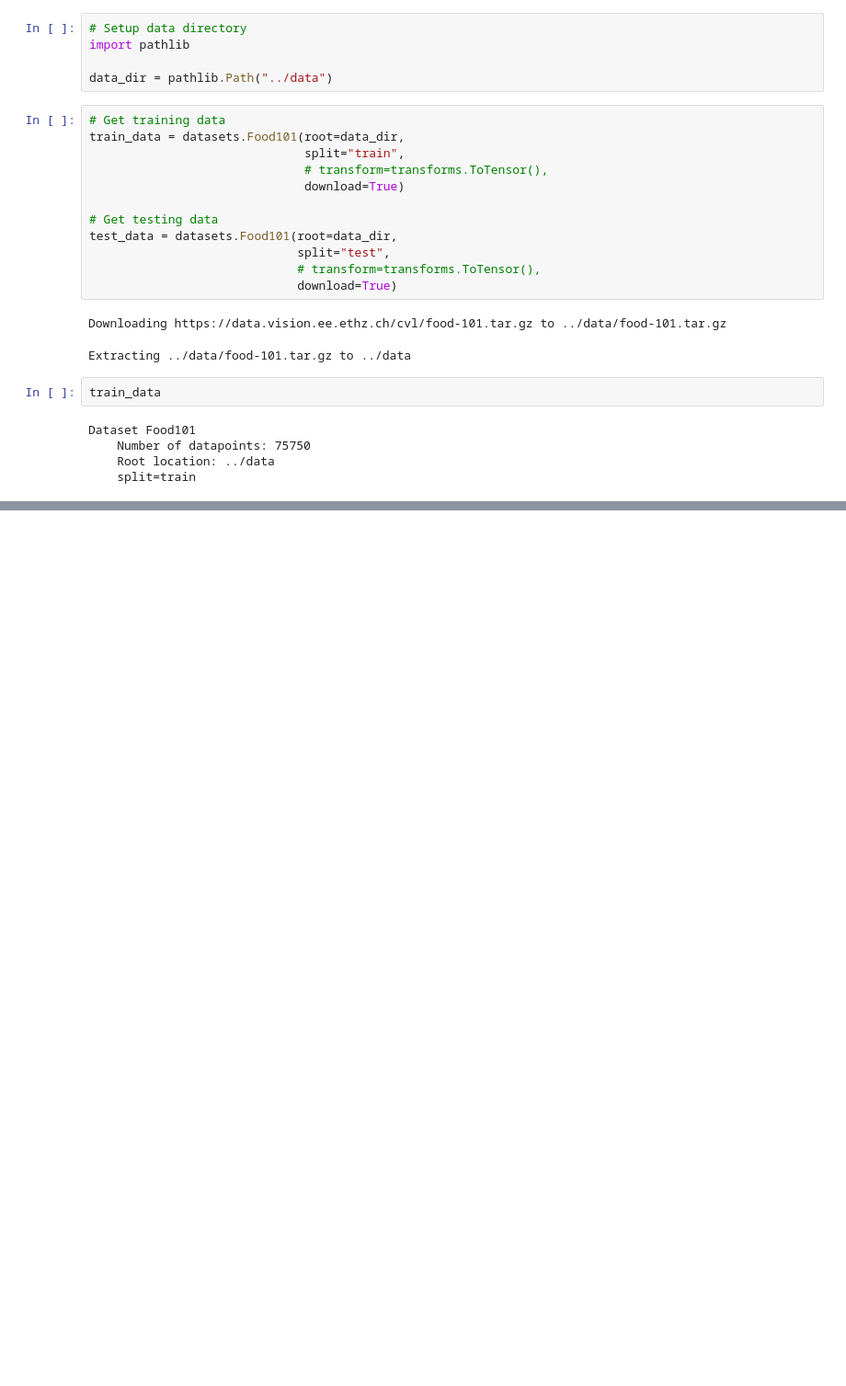
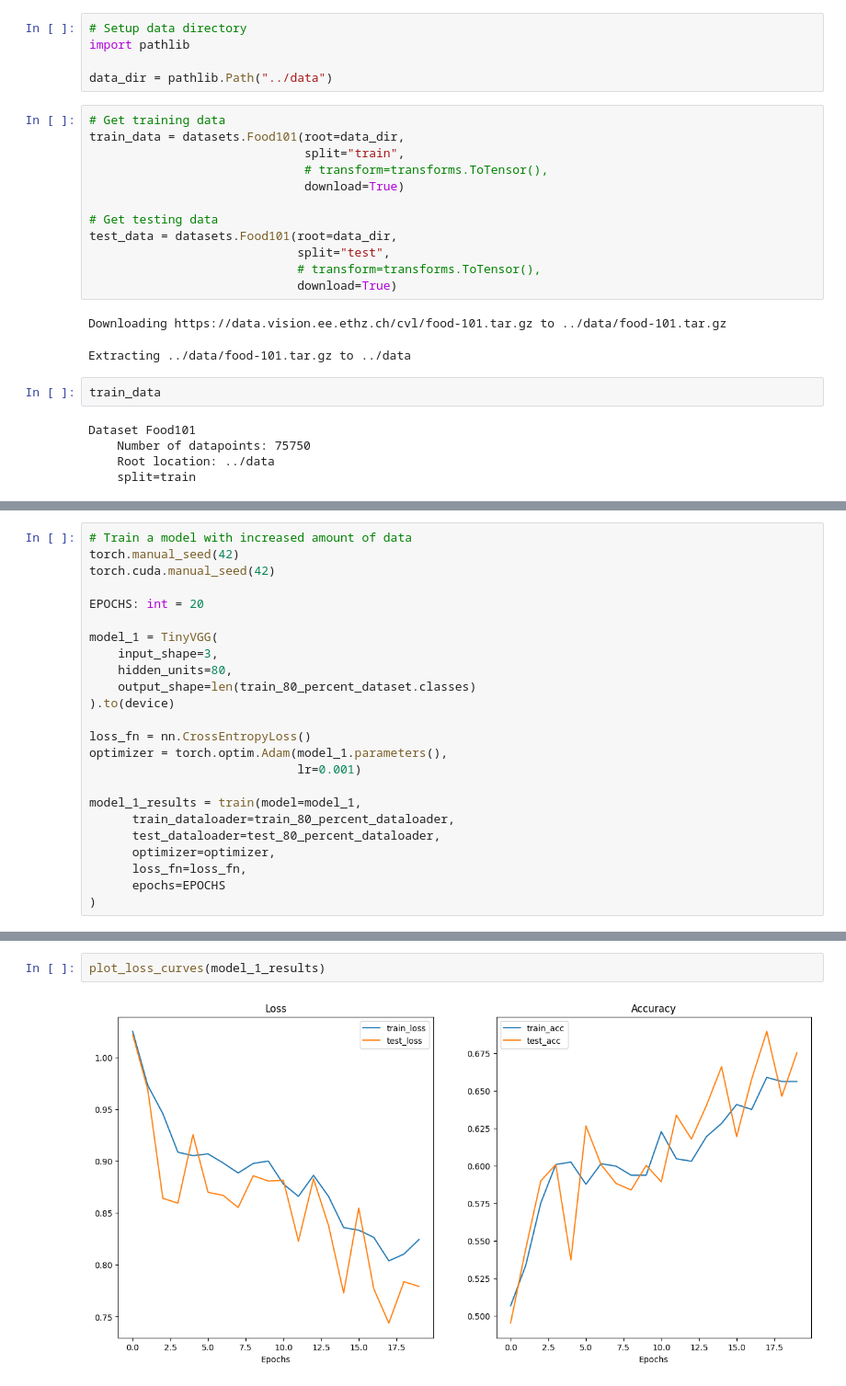
Before and after one commit to RannellRobertson/Python-Deep-Learning-Projects, a Jupyter notebook: pytorch_custom_datasets_exercises.ipynb, the cells around one changed output, grey strips where cells are left out. Shown at 92% size. Cells and saved outputs as stored; diff of their text form; blank space fills up the shorter version.

```diff
--- a/pytorch_custom_datasets_exercises.ipynb
+++ b/pytorch_custom_datasets_exercises.ipynb
@@ -1309,0 +1473,24 @@ Creating directory: '../data/pizza_steak_sushi_50_percent'
+# %%
+# Train a model with increased amount of data
+torch.manual_seed(42)
+torch.cuda.manual_seed(42)
+
+EPOCHS: int = 20
+
+model_1 = TinyVGG(
+    input_shape=3,
+    hidden_units=80,
+    output_shape=len(train_80_percent_dataset.classes)
+).to(device)
+
+loss_fn = nn.CrossEntropyLoss()
+optimizer = torch.optim.Adam(model_1.parameters(),
+                             lr=0.001)
+
+model_1_results = train(model=model_1,
+      train_dataloader=train_80_percent_dataloader,
+      test_dataloader=test_80_percent_dataloader,
+      optimizer=optimizer,
+      loss_fn=loss_fn,
+      epochs=EPOCHS
+)
@@ -1309,0 +1522,4 @@ Creating directory: '../data/pizza_steak_sushi_50_percent'
+# %%
+plot_loss_curves(model_1_results)
+# %% [output]
+[figure, added]
```
Also changed, not shown: parts of 19 cells of this notebook.
